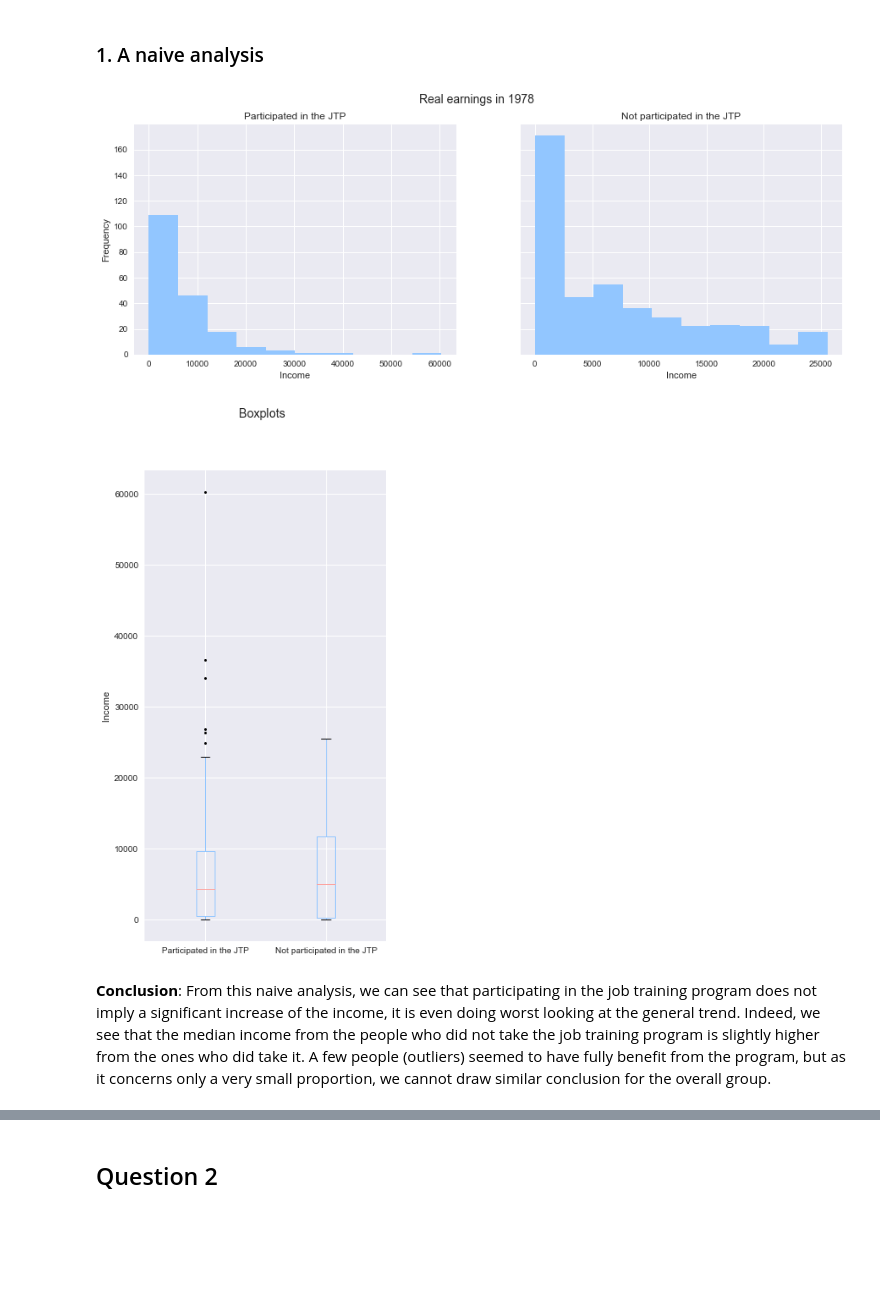
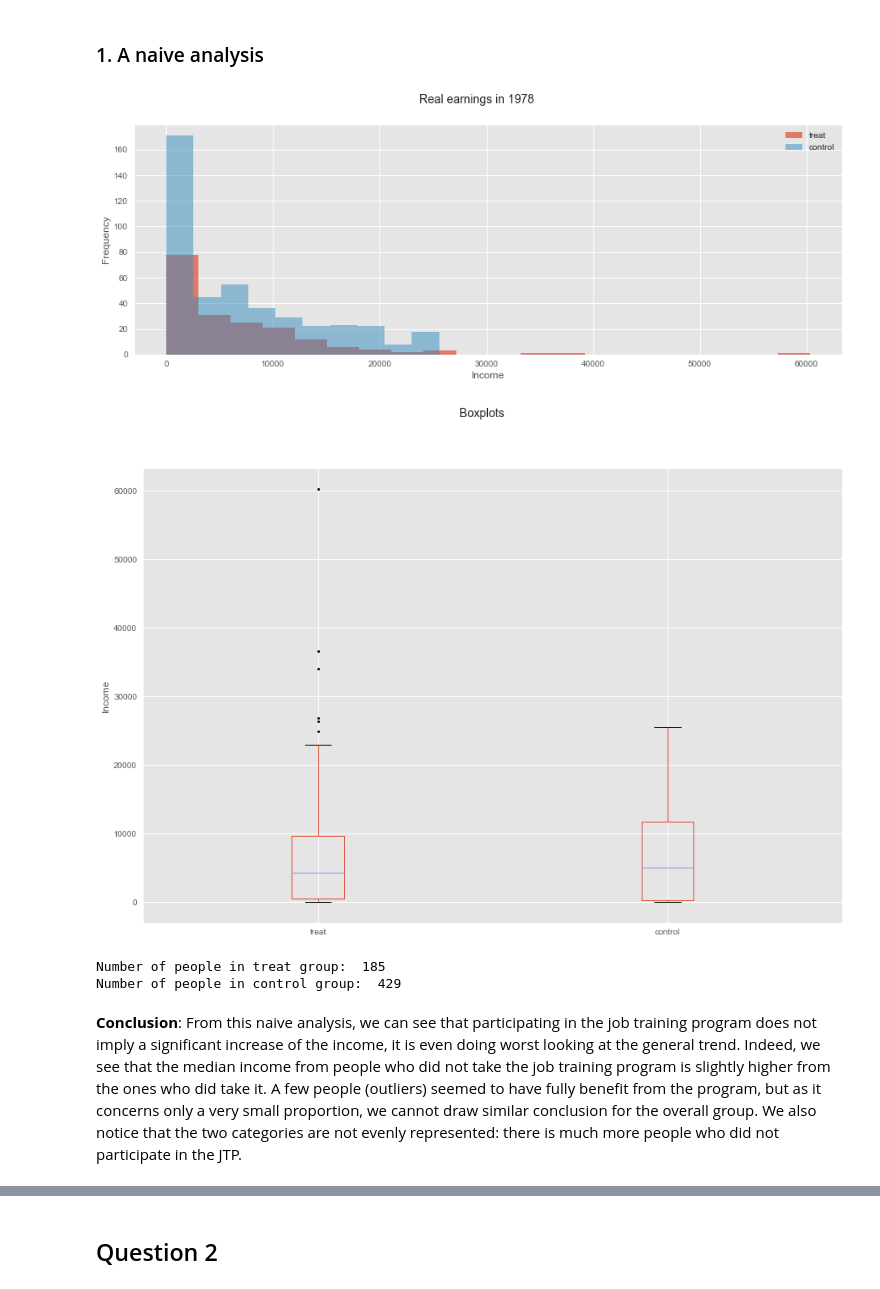
Before and after one commit to Timonzimm/CS-401, a Jupyter notebook: HW04/Homework4.ipynb, the cells around one changed output, grey strips where cells are left out. Drawn from its saved outputs; the diff is of its cells as text; code cells hidden in the pictures; blank space fills up the shorter version.

```diff
--- a/HW04/Homework4.ipynb
+++ b/HW04/Homework4.ipynb
@@ -120,7 +120,7 @@ from sklearn.metrics import accuracy_score, confusion_matrix
 
 import seaborn as sns
 import matplotlib.pyplot as plt
-plt.style.use('seaborn-pastel')
+plt.style.use('ggplot')
 
 import nltk
 from nltk import word_tokenize
@@ -157,27 +155,34 @@ df = pd.read_csv('lalonde.csv')
 # %%
-participated = df[df['treat'] == 1]['re78']
-not_participated = df[df['treat'] == 0]['re78']
+df = pd.read_csv('lalonde.csv')
 
-fig, axes = plt.subplots(1, 2, figsize=(15,5), sharey=True)
-fig.suptitle("Real earnings in 1978", fontsize=14)
-participated.plot.hist(ax=axes[0])
-axes[0].set_title('Participated in the JTP')
-axes[0].set_xlabel('Income')
-not_participated.plot.hist(ax=axes[1])
-axes[1].set_title('Not participated in the JTP')
-axes[1].set_xlabel('Income')
+treat_group_o = df[df['treat'] == 1]
+control_group_o = df[df['treat'] == 0]
+
+fig, axes = plt.subplots(1, 1, figsize=(15,5), sharey=True)
+fig.suptitle('Real earnings in 1978', fontsize=14)
+treat_group_o['re78'].plot.hist(bins = 20, ax=axes, alpha=0.7, label='treat')
+control_group_o['re78'].plot.hist(bins = 10, ax=axes, alpha=0.5, label='control')
+axes.legend(loc='upper right')
+axes.set_xlabel('Income')
 plt.show()
 
 merge = pd.concat([participated, not_participated], axis=1)
-merge.columns = ['Participated in the JTP', 'Not participated in the JTP']
+merge.columns = ['treat', 'control']
 
-fig, axes = plt.subplots(1, 1, figsize=(5,10))
+fig, axes = plt.subplots(1, 1, figsize=(15,10))
 fig.suptitle("Boxplots", fontsize=14)
 merge.plot.box(ax=axes, sym='k.')
 axes.set_ylabel('Income')
 plt.show()
+
+num_people_part = df[df['treat'] == 1]['re78'].shape[0]
+num_people_not_part = df[df['treat'] == 0]['re78'].shape[0]
+
+print('Number of people in treat group: ', num_people_part, '\nNumber of people in control group: ', num_people_not_part)
 # %% [output]
-[figure, old version]
+[figure, new version]
-[figure, old version]
+[figure, new version]
+Number of people in treat group:  185
+Number of people in control group:  429
 # %% [markdown]
-**Conclusion**: From this naive analysis, we can see that participating in the job training program does not imply a significant increase of the income, it is even doing worst looking at the general trend. Indeed, we see that the median income from the people who did not take the job training program is slightly higher from the ones who did take it. A few people (outliers) seemed to have fully benefit from the program, but as it concerns only a very small proportion, we cannot draw similar conclusion for the overall group.
+**Conclusion**: From this naive analysis, we can see that participating in the job training program does not imply a significant increase of the income, it is even doing worst looking at the general trend. Indeed, we see that the median income from people who did not take the job training program is slightly higher from the ones who did take it. A few people (outliers) seemed to have fully benefit from the program, but as it concerns only a very small proportion, we cannot draw similar conclusion for the overall group. We also notice that the two categories are not evenly represented: there is much more people who did not participate in the JTP.
```
Also changed, not shown: parts of 32 cells of this notebook.
